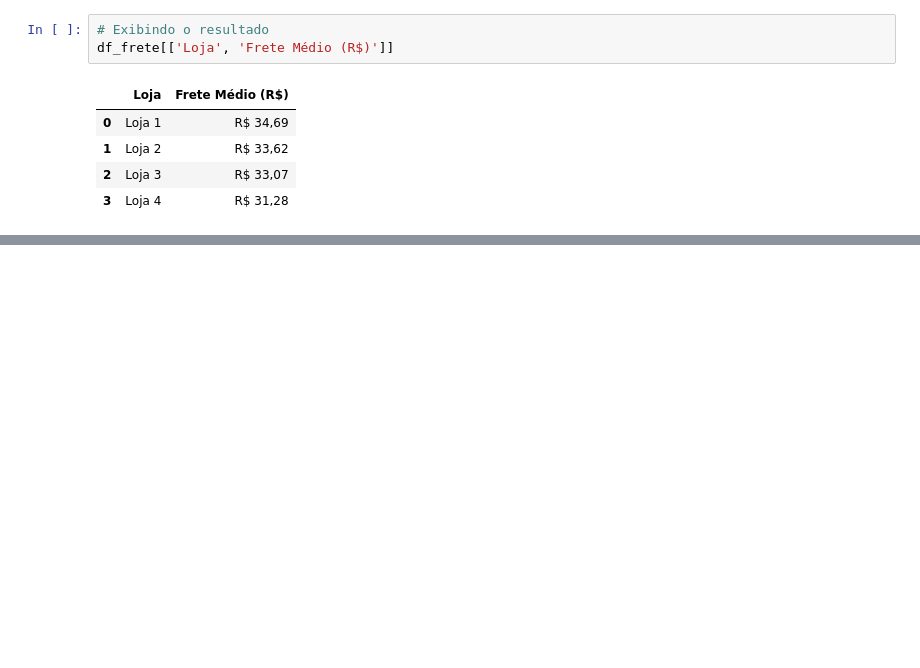
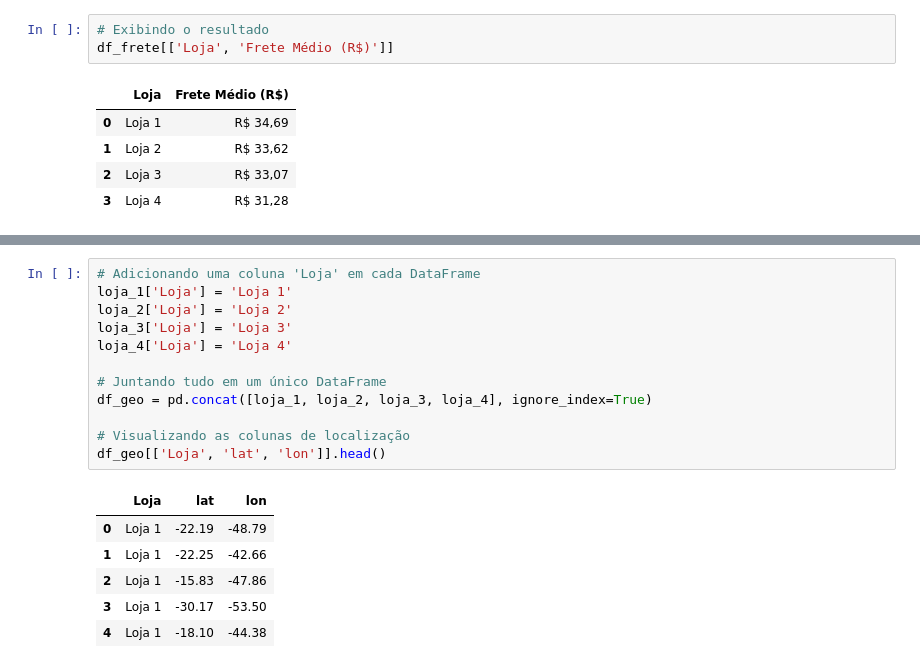
Before and after one commit to Mega-737/Amigo-Secreto-Challenge-, a Jupyter notebook: AluraStoreBr.ipynb, the cells around one changed output, grey strips where cells are left out. Drawn from its saved outputs; the diff is of its cells as text; blank space fills up the shorter version.

```diff
--- a/AluraStoreBr.ipynb
+++ b/AluraStoreBr.ipynb
@@ -236,0 +267,19 @@ df_frete[['Loja', 'Frete Médio (R$)']]
+# %%
+# Adicionando uma coluna 'Loja' em cada DataFrame
+loja_1['Loja'] = 'Loja 1'
+loja_2['Loja'] = 'Loja 2'
+loja_3['Loja'] = 'Loja 3'
+loja_4['Loja'] = 'Loja 4'
+
+# Juntando tudo em um único DataFrame
+df_geo = pd.concat([loja_1, loja_2, loja_3, loja_4], ignore_index=True)
+
+# Visualizando as colunas de localização
+df_geo[['Loja', 'lat', 'lon']].head()
+# %% [output]
+|  | Loja | lat | lon |
+| 0 | Loja 1 | -22.19 | -48.79 |
+| 1 | Loja 1 | -22.25 | -42.66 |
+| 2 | Loja 1 | -15.83 | -47.86 |
+| 3 | Loja 1 | -30.17 | -53.50 |
+| 4 | Loja 1 | -18.10 | -44.38 |
```
Also changed, not shown: parts of 10 cells of this notebook.
